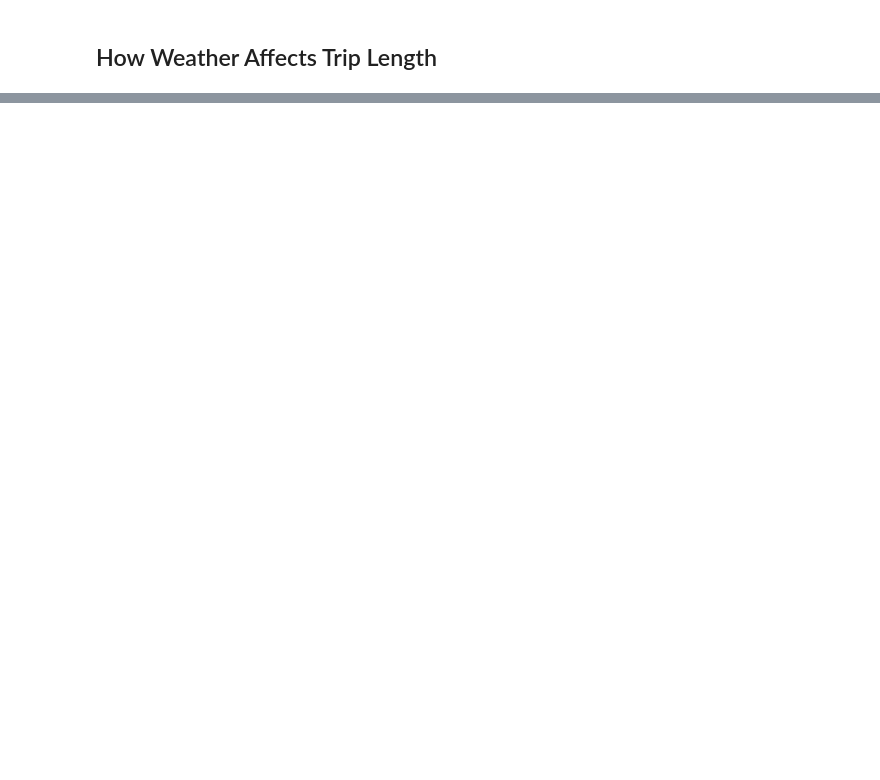
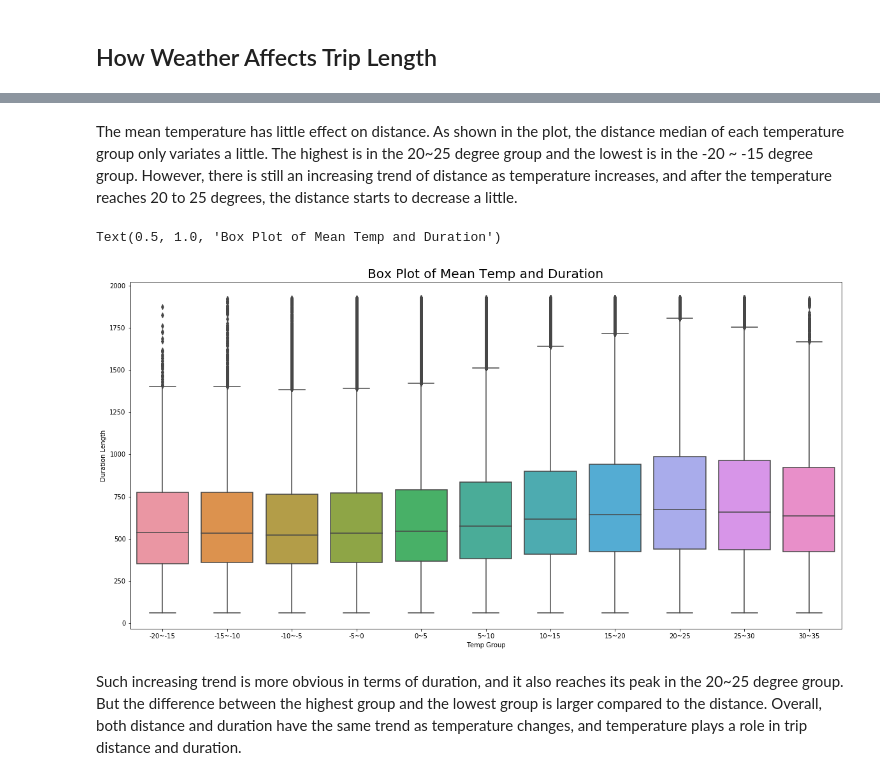
Before and after one commit to candisss/toronto_bikeshare, a Jupyter notebook: Finished.ipynb, the cells around one changed output, grey strips where cells are left out. Saved outputs shown, nothing was run; the diff lists cells and outputs as text; code cells hidden in the pictures; blank space fills up the shorter version.

```diff
--- a/Finished.ipynb
+++ b/Finished.ipynb
@@ -403,0 +454,11 @@ sns.boxplot(x = 'Temp Group' , y = 'Distance', data = mean_temp, order=order)
+# %% [markdown]
+The mean temperature has little effect on distance. As shown in the plot, the distance median of each temperature group only variates a little. The highest is in the 20~25 degree group and the lowest is in the -20 ~ -15 degree group. However, there is still an increasing trend of distance as temperature increases, and after the temperature reaches 20 to 25 degrees, the distance starts to decrease a little.
+# %%
+plt.figure(figsize=(20,10))
+sns.boxplot(x = 'Temp Group' , y = 'Duration Length', data = mean_temp, order=order)
+plt.title('Box Plot of Mean Temp and Duration', fontsize=20)
+# %% [output]
+Text(0.5, 1.0, 'Box Plot of Mean Temp and Duration')
+[figure, added]
+# %% [markdown]
+Such increasing trend is more obvious in terms of duration, and it also reaches its peak in the 20~25 degree group. But the difference between the highest group and the lowest group is larger compared to the distance. Overall, both distance and duration have the same trend as temperature changes, and temperature plays a role in trip distance and duration.
```
Also changed, not shown: parts of 32 cells of this notebook.
